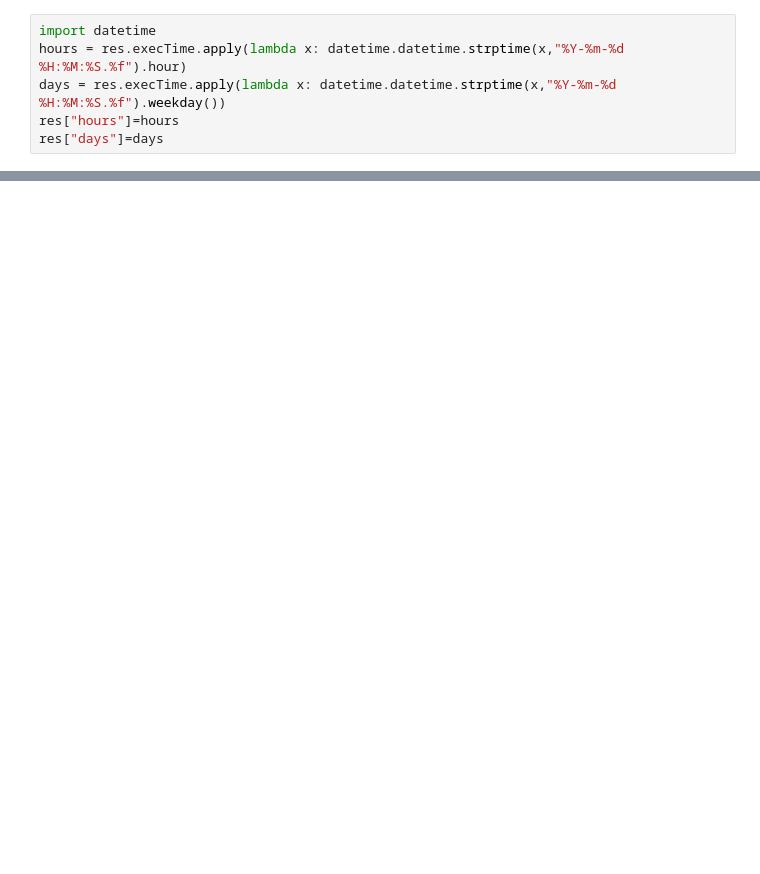
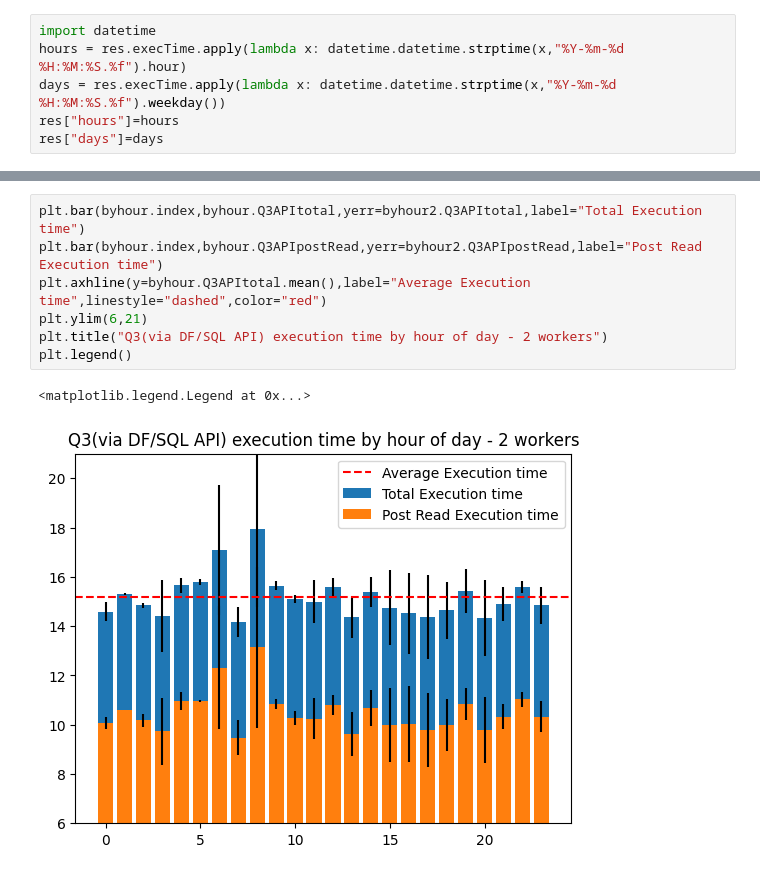
Before and after one commit to JDnikolo/AdvDB-spark-project, a Jupyter notebook: Code/check_times.ipynb, the cells around one changed output, grey strips where cells are left out. Drawn from its saved outputs; the diff is of its cells as text; blank space fills up the shorter version.

```diff
--- a/Code/check_times.ipynb
+++ b/Code/check_times.ipynb
@@ -59,0 +70,10 @@ plt.bar(byweekday.index,byweekday.Q1total)
+# %%
+plt.bar(byhour.index,byhour.Q3APItotal,yerr=byhour2.Q3APItotal,label="Total Execution time")
+plt.bar(byhour.index,byhour.Q3APIpostRead,yerr=byhour2.Q3APIpostRead,label="Post Read Execution time")
+plt.axhline(y=byhour.Q3APItotal.mean(),label="Average Execution time",linestyle="dashed",color="red")
+plt.ylim(6,21)
+plt.title("Q3(via DF/SQL API) execution time by hour of day - 2 workers")
+plt.legend()
+# %% [output]
+<matplotlib.legend.Legend at 0x...>
+[figure, added]
```
Also changed, not shown: parts of 14 cells of this notebook, 3 other files.
